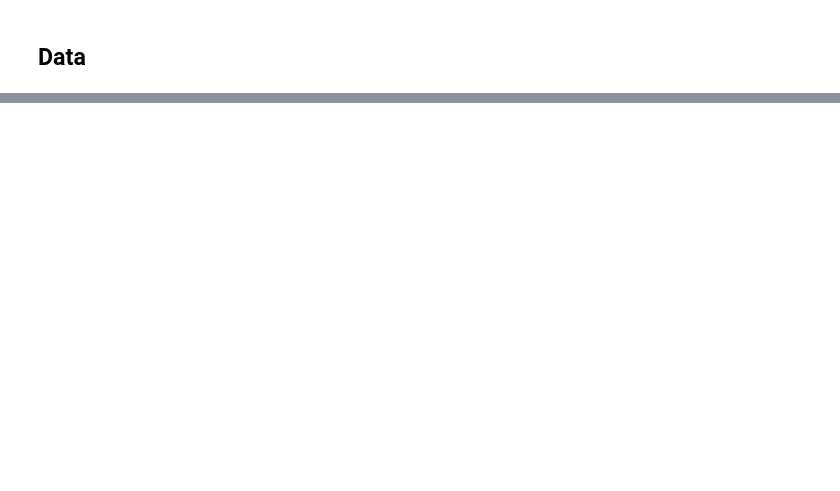
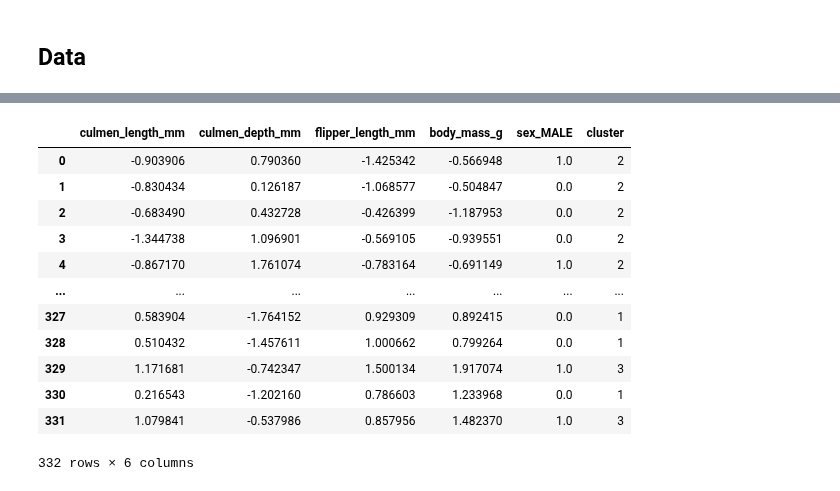
Before and after one commit to PaulToronto/DataCamp-Track---Machine-Learning-Scientist-in-Python, a Jupyter notebook: 4_Clustering_Antarctic_Penguin_Species.ipynb, the cells around one changed output, grey strips where cells are left out. Drawn from its saved outputs; the diff is of its cells as text; code cells hidden in the pictures; blank space fills up the shorter version.

```diff
--- a/4_Clustering_Antarctic_Penguin_Species.ipynb
+++ b/4_Clustering_Antarctic_Penguin_Species.ipynb
@@ -40,0 +180,18 @@ penguins_df
+# %%
+# clean the column names
+penguins.columns = [col.split('__', 1)[-1] for col in penguins.columns]
+penguins
+# %% [output]
+|  | culmen_length_mm | culmen_depth_mm | flipper_length_mm | body_mass_g | sex_MALE | cluster |
+| 0 | -0.903906 | 0.790360 | -1.425342 | -0.566948 | 1.0 | 2 |
+| 1 | -0.830434 | 0.126187 | -1.068577 | -0.504847 | 0.0 | 2 |
+| 2 | -0.683490 | 0.432728 | -0.426399 | -1.187953 | 0.0 | 2 |
+| 3 | -1.344738 | 1.096901 | -0.569105 | -0.939551 | 0.0 | 2 |
+| 4 | -0.867170 | 1.761074 | -0.783164 | -0.691149 | 1.0 | 2 |
+| ... | ... | ... | ... | ... | ... | ... |
+| 327 | 0.583904 | -1.764152 | 0.929309 | 0.892415 | 0.0 | 1 |
+| 328 | 0.510432 | -1.457611 | 1.000662 | 0.799264 | 0.0 | 1 |
+| 329 | 1.171681 | -0.742347 | 1.500134 | 1.917074 | 1.0 | 3 |
+| 330 | 0.216543 | -1.202160 | 0.786603 | 1.233968 | 0.0 | 1 |
+| 331 | 1.079841 | -0.537986 | 0.857956 | 1.482370 | 1.0 | 3 |
+332 rows × 6 columns
```
Also changed, not shown: parts of 19 cells of this notebook.
